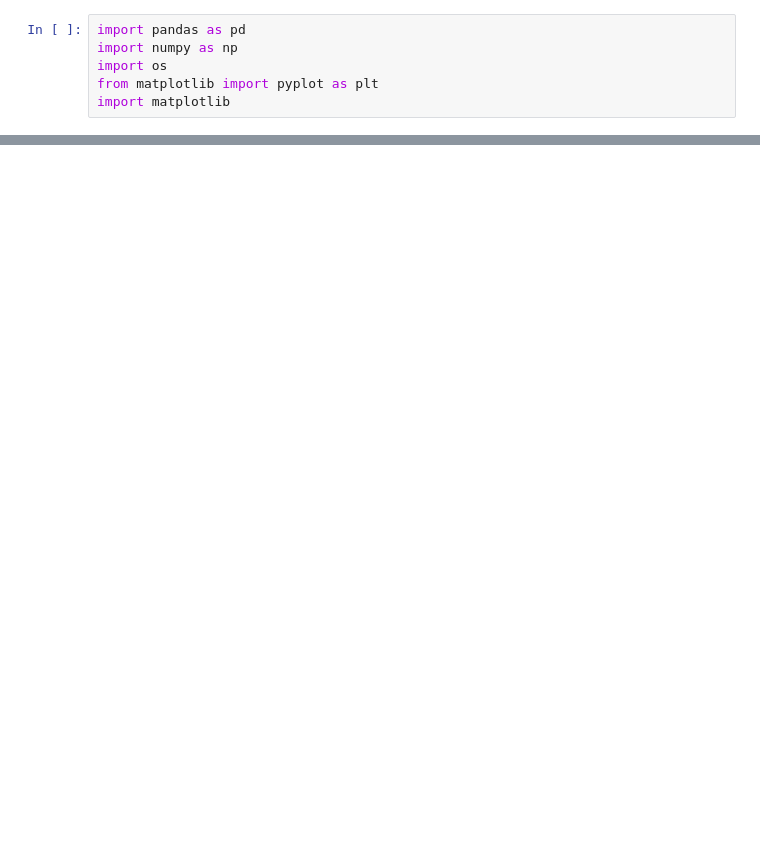
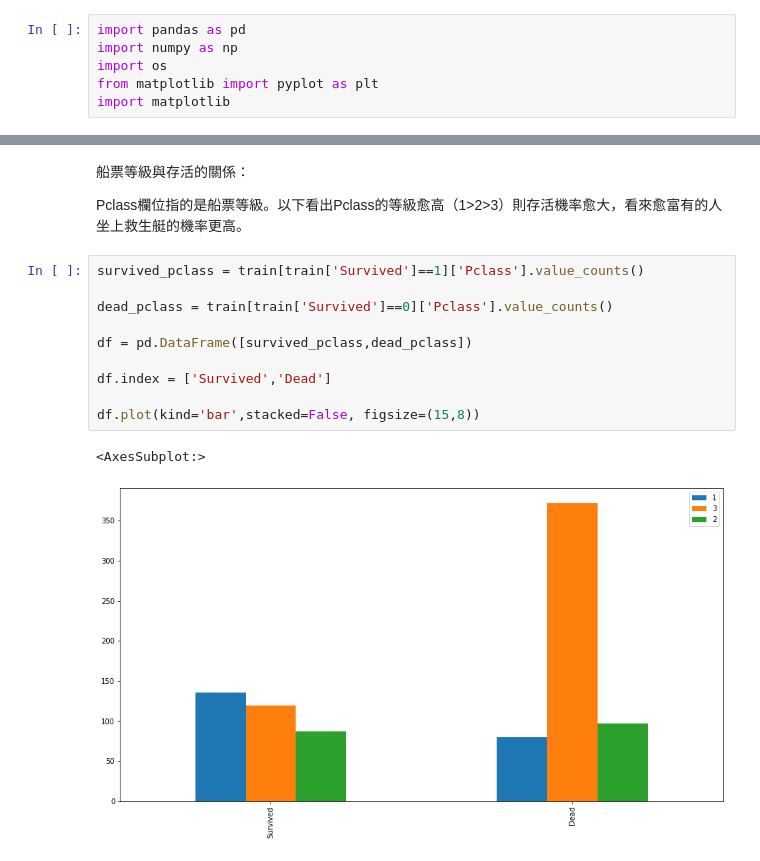
Before and after one commit to BoshiLee/kears_learning, a Jupyter notebook: training_project/kaggle/Titanic/titanic.ipynb, the cells around one changed output, grey strips where cells are left out. Saved outputs shown, nothing was run; the diff lists cells and outputs as text; blank space fills up the shorter version.

```diff
--- a/training_project/kaggle/Titanic/titanic.ipynb
+++ b/training_project/kaggle/Titanic/titanic.ipynb
@@ -15,0 +110,17 @@ FileNotFoundError: [Errno 2] No such file or directory: 'data/test.csv'
+# %% [markdown]
+船票等級與存活的關係：
+
+Pclass欄位指的是船票等級。以下看出Pclass的等級愈高（1>2>3）則存活機率愈大，看來愈富有的人坐上救生艇的機率更高。
+# %%
+survived_pclass = train[train['Survived']==1]['Pclass'].value_counts()
+
+dead_pclass = train[train['Survived']==0]['Pclass'].value_counts()
+
+df = pd.DataFrame([survived_pclass,dead_pclass])
+
+df.index = ['Survived','Dead']
+
+df.plot(kind='bar',stacked=False, figsize=(15,8))
+# %% [output]
+<AxesSubplot:>
+[figure, added]
```
Also changed, not shown: parts of 57 cells of this notebook, 1 other file.
